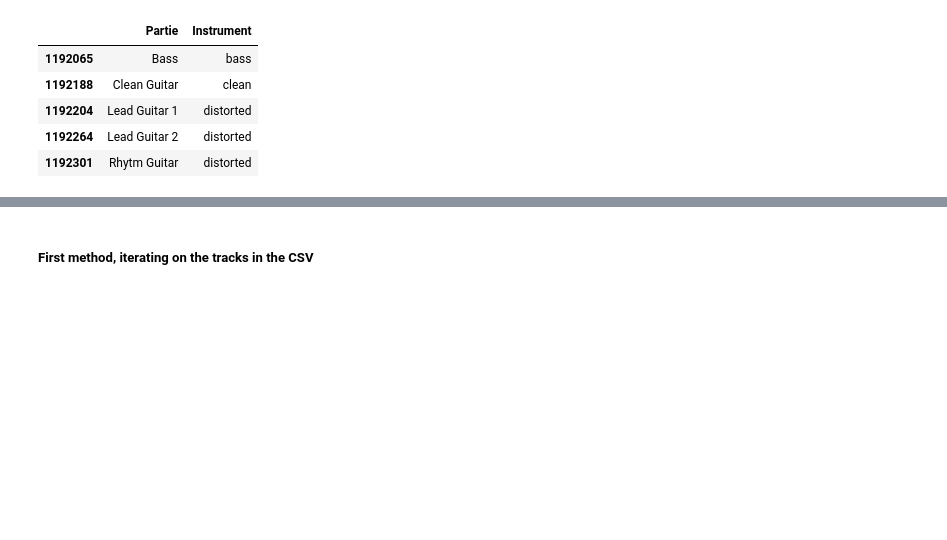
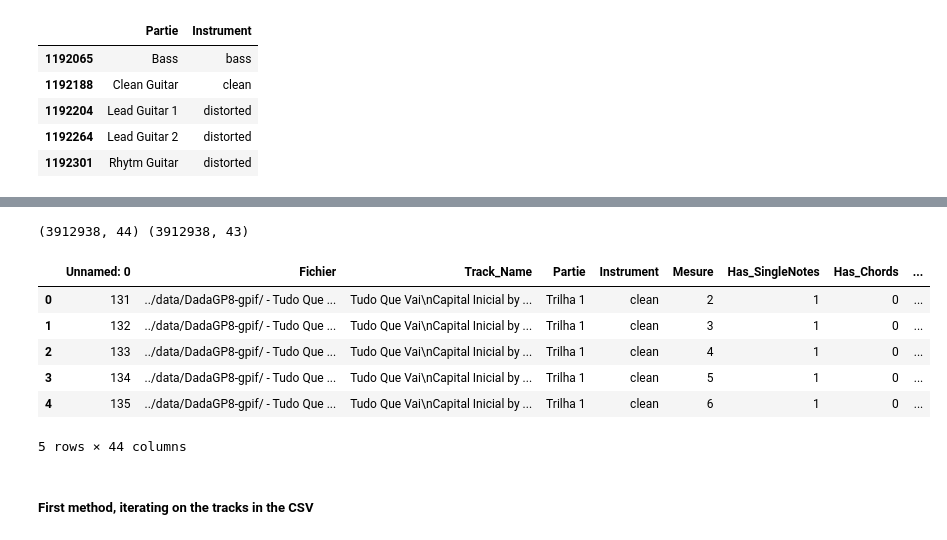
Before and after one commit to OlitHub/guitar-tab-gen, a Jupyter notebook: src/dadagp_sep_file_gen.ipynb, the cells around one changed output, grey strips where cells are left out. Saved outputs shown, nothing was run; the diff lists cells and outputs as text; code cells hidden in the pictures; blank space fills up the shorter version.

```diff
--- a/src/dadagp_sep_file_gen.ipynb
+++ b/src/dadagp_sep_file_gen.ipynb
@@ -168,0 +178,23 @@ KeyboardInterrupt:
+# %%
+track = 'path/AC-DC - C.O.D..gp4'
+track2 = 'path/ -Isolated.gp4'
+track3 = 'path/Muse - Isolated System - Electric Guitar.gp4'
+
+# I tried an implementation with num_parts but it is too complex to count the number of parts in a track
+def get_filename(fichier):
+    filename = fichier
+    aux = filename.split('/')[-1] # Remove the path
+    aux = aux.split('.')[0] # Remove the extension
+
+    # If there are 2 dashes or more in aux
+    if aux.count('-') >= 2:
+        aux = aux.split('-')[0:-1]
+        aux = '-'.join(aux)
+
+    return aux
+
+# Generate row File_Name
+
+df_inst_part['File_Name'] = df_inst_part['Fichier'].apply(get_filename)
+
+df_inst_part.head()
@@ -169,3 +211,21 @@ KeyboardInterrupt:
+# %%
+# Merge back Num_Parts to the main dataframe
+
+df_rg_cleaned_aug = df_rg_cleaned.merge(df_inst_part[['Fichier', 'File_Name']], on='Fichier', how='left')
+
+print(df_rg_cleaned_aug.shape, df_rg_cleaned.shape)
+
+# Put Num_Parts as int
+df_rg_cleaned_aug.head()
+# %% [output]
+(3912938, 44) (3912938, 43)
+|  | Unnamed: 0 | Fichier | Track_Name | Partie | Instrument | Mesure | Has_SingleNotes | Has_Chords | ... |
+| 0 | 131 | ../data/DadaGP8-gpif/ - Tudo Que ... | Tudo Que Vai\nCapital Inicial by ... | Trilha 1 | clean | 2 | 1 | 0 | ... |
+| 1 | 132 | ../data/DadaGP8-gpif/ - Tudo Que ... | Tudo Que Vai\nCapital Inicial by ... | Trilha 1 | clean | 3 | 1 | 0 | ... |
+| 2 | 133 | ../data/DadaGP8-gpif/ - Tudo Que ... | Tudo Que Vai\nCapital Inicial by ... | Trilha 1 | clean | 4 | 1 | 0 | ... |
+| 3 | 134 | ../data/DadaGP8-gpif/ - Tudo Que ... | Tudo Que Vai\nCapital Inicial by ... | Trilha 1 | clean | 5 | 1 | 0 | ... |
+| 4 | 135 | ../data/DadaGP8-gpif/ - Tudo Que ... | Tudo Que Vai\nCapital Inicial by ... | Trilha 1 | clean | 6 | 1 | 0 | ... |
+5 rows × 44 columns
 # %% [markdown]
 ##### First method, iterating on the tracks in the CSV
 # %%
```
Also changed, not shown: parts of 11 cells of this notebook, 1 other file.
